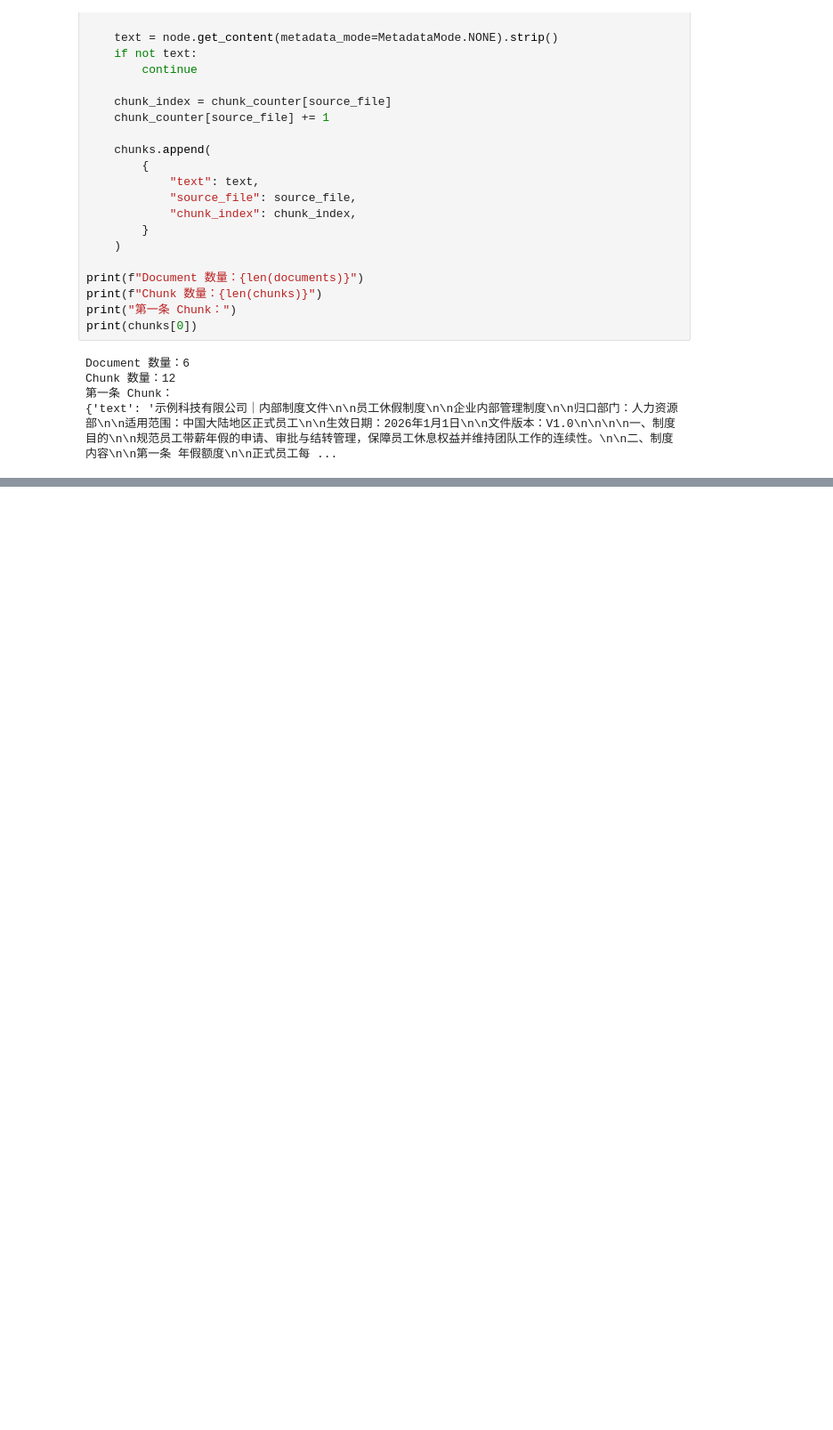
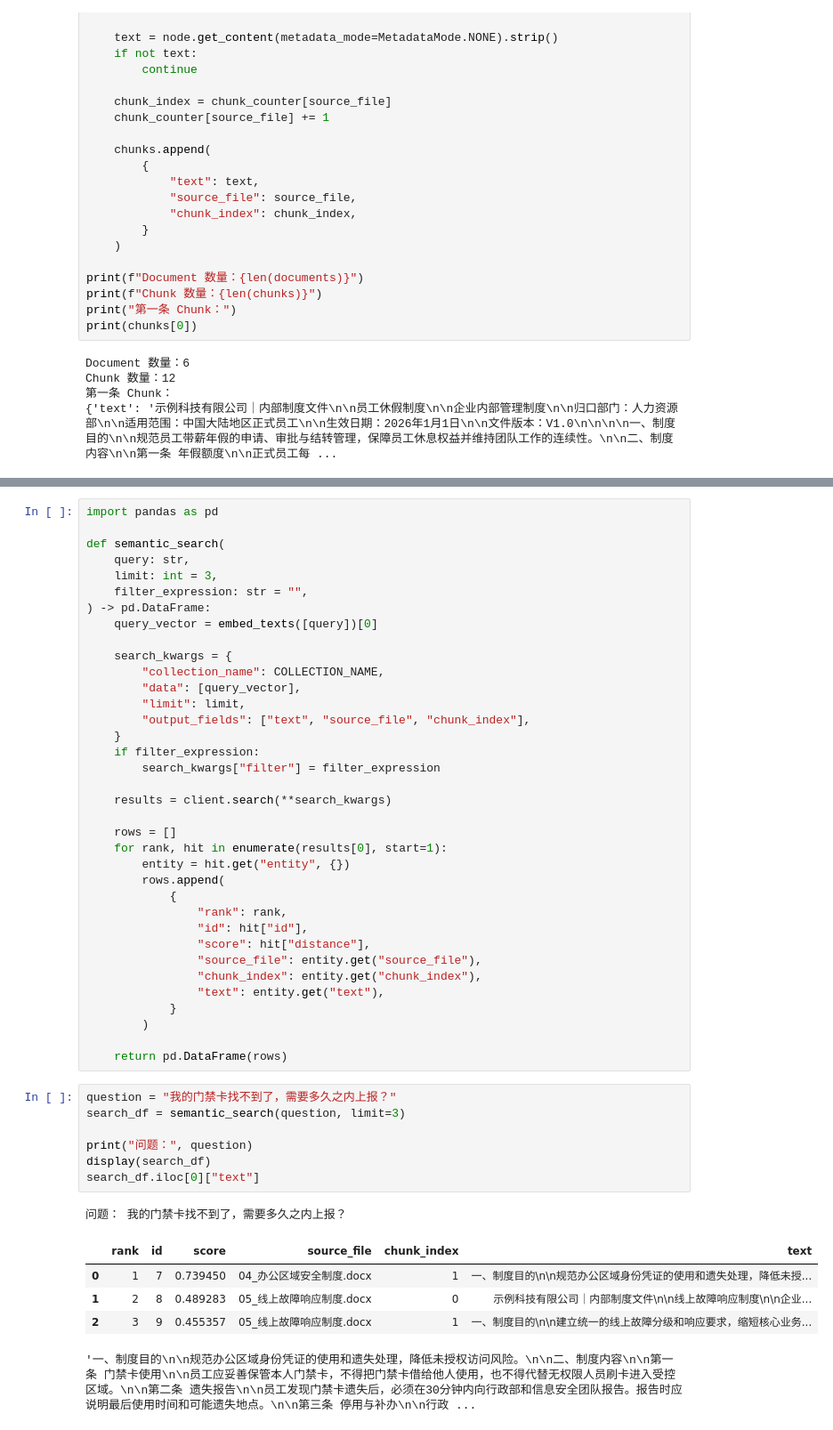
Before and after one commit to Huzhiwen1208/TaskPivot, a Jupyter notebook: ai-agent/vector-db.ipynb, the cells around one changed output, grey strips where cells are left out. Shown at 89% size. Drawn from its saved outputs; the diff is of its cells as text; blank space fills up the shorter version.

```diff
--- a/ai-agent/vector-db.ipynb
+++ b/ai-agent/vector-db.ipynb
@@ -194,0 +240,50 @@ print(f"已经为 {len(chunk_vectors)} 个 Chunk 生成向量")
+# %%
+import pandas as pd
+
+def semantic_search(
+    query: str,
+    limit: int = 3,
+    filter_expression: str = "",
+) -> pd.DataFrame:
+    query_vector = embed_texts([query])[0]
+
+    search_kwargs = {
+        "collection_name": COLLECTION_NAME,
+        "data": [query_vector],
+        "limit": limit,
+        "output_fields": ["text", "source_file", "chunk_index"],
+    }
+    if filter_expression:
+        search_kwargs["filter"] = filter_expression
+
+    results = client.search(**search_kwargs)
+
+    rows = []
+    for rank, hit in enumerate(results[0], start=1):
+        entity = hit.get("entity", {})
+        rows.append(
+            {
+                "rank": rank,
+                "id": hit["id"],
+                "score": hit["distance"],
+                "source_file": entity.get("source_file"),
+                "chunk_index": entity.get("chunk_index"),
+                "text": entity.get("text"),
+            }
+        )
+
+    return pd.DataFrame(rows)
+# %%
+question = "我的门禁卡找不到了，需要多久之内上报？"
+search_df = semantic_search(question, limit=3)
+
+print("问题：", question)
+display(search_df)
+search_df.iloc[0]["text"]
+# %% [output]
+问题： 我的门禁卡找不到了，需要多久之内上报？
+|  | rank | id | score | source_file | chunk_index | text |
+| 0 | 1 | 7 | 0.739450 | 04_办公区域安全制度.docx | 1 | 一、制度目的\n\n规范办公区域身份凭证的使用和遗失处理，降低未授... |
+| 1 | 2 | 8 | 0.489283 | 05_线上故障响应制度.docx | 0 | 示例科技有限公司｜内部制度文件\n\n线上故障响应制度\n\n企业... |
+| 2 | 3 | 9 | 0.455357 | 05_线上故障响应制度.docx | 1 | 一、制度目的\n\n建立统一的线上故障分级和响应要求，缩短核心业务... |
+'一、制度目的\n\n规范办公区域身份凭证的使用和遗失处理，降低未授权访问风险。\n\n二、制度内容\n\n第一条 门禁卡使用\n\n员工应妥善保管本人门禁卡，不得把门禁卡借给他人使用，也不得代替无权限人员刷卡进入受控区域。\n\n第二条 遗失报告\n\n员工发现门禁卡遗失后，必须在30分钟内向行政部和信息安全团队报告。报告时应说明最后使用时间和可能遗失地点。\n\n第三条 停用与补办\n\n行政 ...
```
Also changed, not shown: parts of 10 cells of this notebook, 6 other files.
